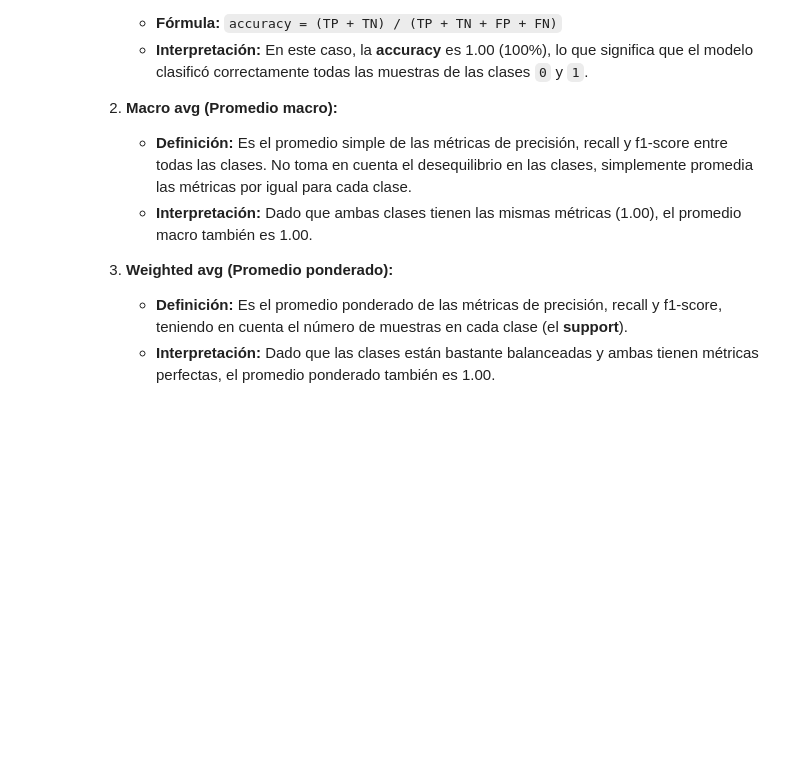
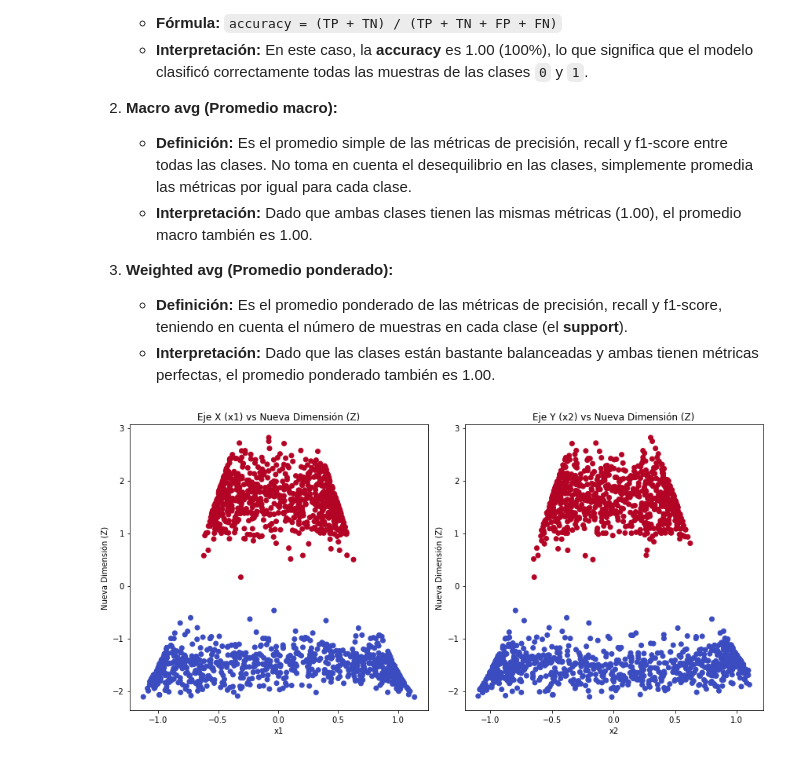
Before and after one commit to Oscar-M-Quintana/Algoritmos_Inferencia, a Jupyter notebook: SVM/svm_nolineal.ipynb, the cells around one changed output. Drawn from its saved outputs; the diff is of its cells as text; code cells hidden in the pictures; blank space fills up the shorter version.

```diff
--- a/SVM/svm_nolineal.ipynb
+++ b/SVM/svm_nolineal.ipynb
@@ -184,3 +184,27 @@ weighted avg       1.00      1.00      1.00       300
 3. **Weighted avg (Promedio ponderado):**
    - **Definición:** Es el promedio ponderado de las métricas de precisión, recall y f1-score, teniendo en cuenta el número de muestras en cada clase (el **support**).
    - **Interpretación:** Dado que las clases están bastante balanceadas y ambas tienen métricas perfectas, el promedio ponderado también es 1.00.
+# %%
+# Transformar las variables originales utilizando el kernel RBF
+# Usamos la distancia de los puntos al hiperplano para representar la nueva dimensión
+Z = rbf_svm.decision_function(X)  # Esta función devuelve las distancias al hiperplano
+
+# Crear las figuras para comparar la representación en la nueva dimensión y las variables originales
+fig, axs = plt.subplots(1, 2, figsize=(12, 6))
+
+# Gráfico 1: Relación entre las características x1 y la nueva dimensión (Z)
+axs[0].scatter(X[:, 0], Z, c=y, cmap='coolwarm')
+axs[0].set_title('Eje X (x1) vs Nueva Dimensión (Z)')
+axs[0].set_xlabel('x1')
+axs[0].set_ylabel('Nueva Dimensión (Z)')
+
+# Gráfico 2: Relación entre las características x2 y la nueva dimensión (Z)
+axs[1].scatter(X[:, 1], Z, c=y, cmap='coolwarm')
+axs[1].set_title('Eje Y (x2) vs Nueva Dimensión (Z)')
+axs[1].set_xlabel('x2')
+axs[1].set_ylabel('Nueva Dimensión (Z)')
+
+plt.tight_layout()
+plt.show()
+# %% [output]
+[figure, added]
```
Also changed, not shown: parts of 4 cells of this notebook.
